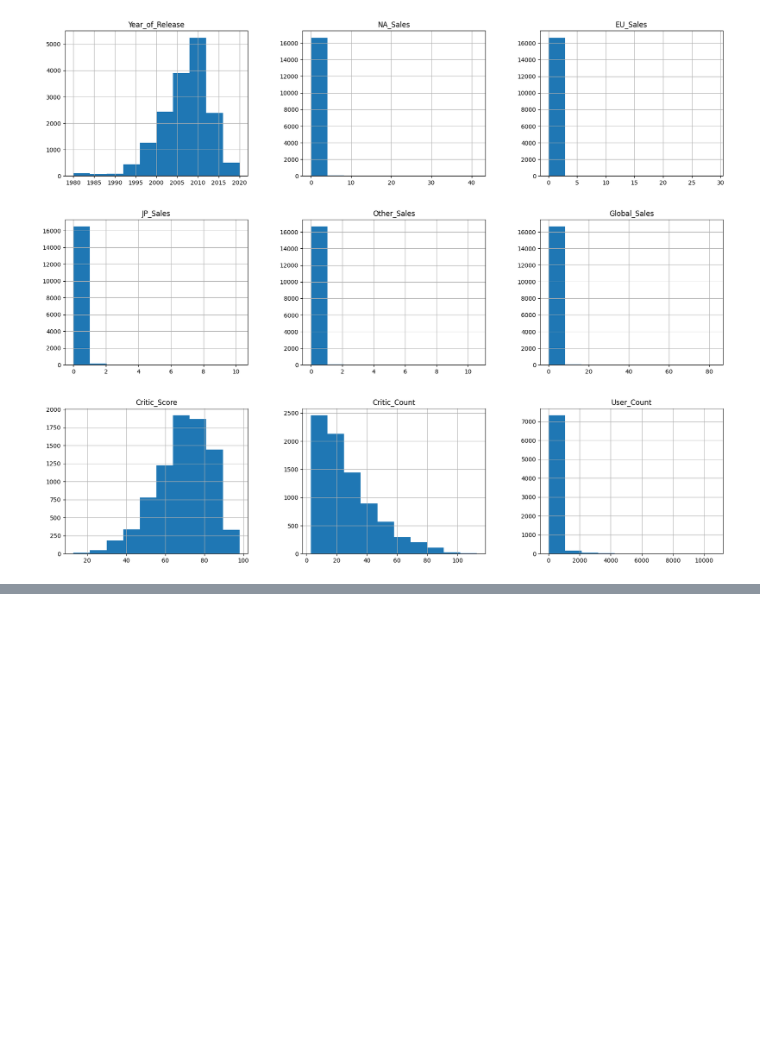
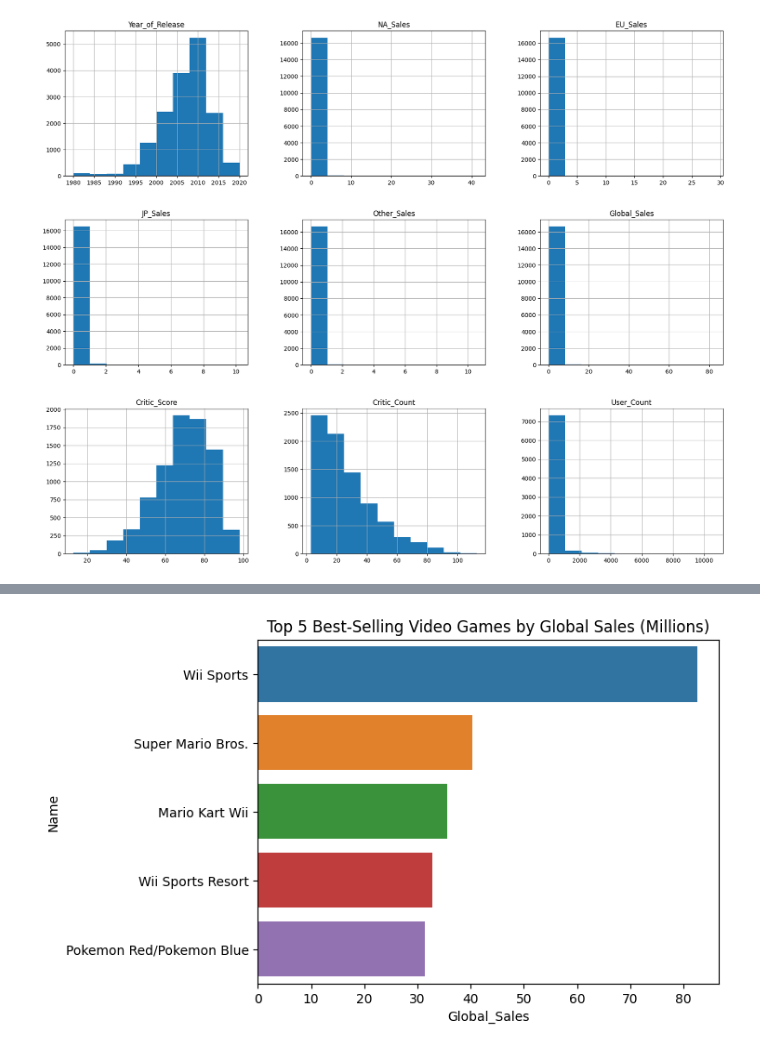
Before and after one commit to riccardopossier/Videogame_dataset, a Jupyter notebook: RiccardoPossieri_DPrepHDip_CA1.ipynb, the cells around one changed output, grey strips where cells are left out. Drawn from its saved outputs; the diff is of its cells as text; code cells hidden in the pictures; blank space fills up the shorter version.

```diff
--- a/RiccardoPossieri_DPrepHDip_CA1.ipynb
+++ b/RiccardoPossieri_DPrepHDip_CA1.ipynb
@@ -72,0 +117,10 @@ plt.show()
+# %%
+# Sort the dataframe by Global_Sales in descending order
+df_sorted = df.sort_values(by='Global_Sales', ascending=False)
+
+# Get the top 5 games
+top_5_games = df_sorted.head(5)
+
+# Print the top 5 games by Global Sales
+print("Top 5 Games by Global Sales:")
+print(top_5_games[['Name', 'Global_Sales']])
@@ -72,0 +135,7 @@ plt.show()
+# %%
+# Let's plot the top 5 games by Global Sales
+sns.barplot(x='Global_Sales', y='Name', data=top_5_games)
+plt.title("Top 5 Best-Selling Video Games by Global Sales (Millions)")
+plt.show()
+# %% [output]
+[figure, added]
```
Also changed, not shown: parts of 11 cells of this notebook.
